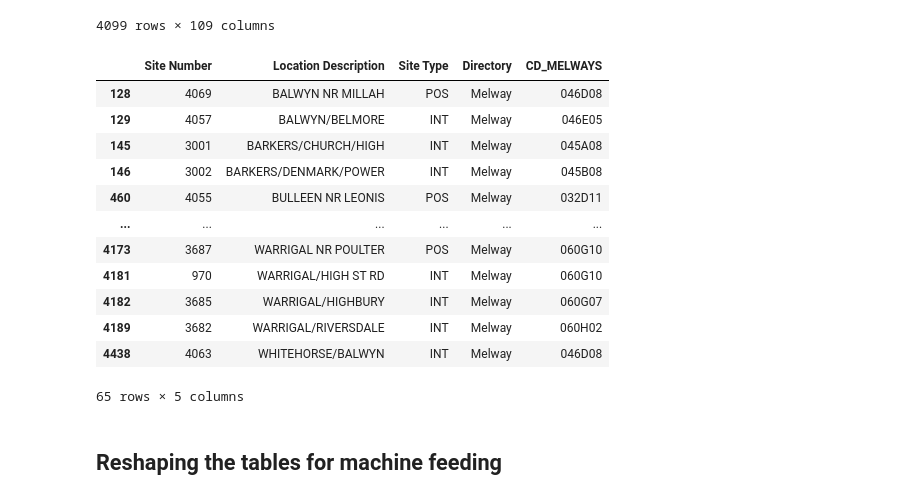
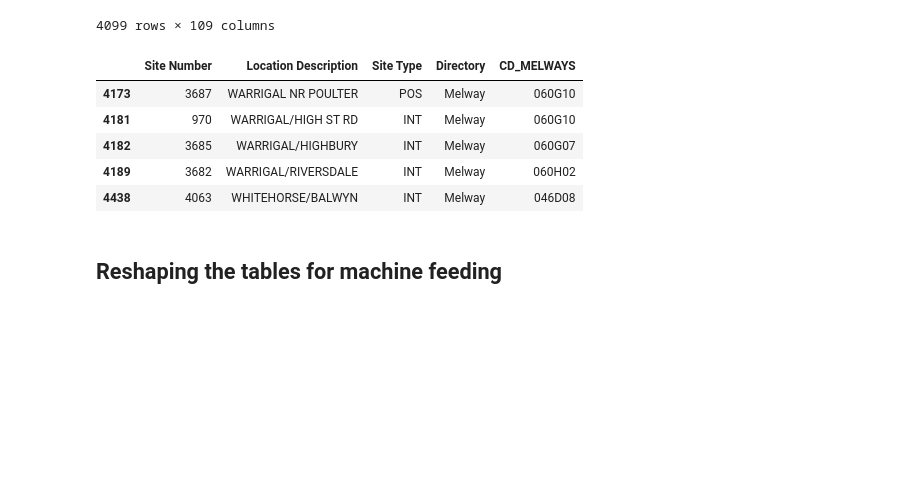
Before and after one commit to hengrvisal/Traffic-Flow-Prediction-System-TPFS, a Jupyter notebook: processing_data.ipynb, the cells around one changed output. Saved outputs shown, nothing was run; the diff lists cells and outputs as text; code cells hidden in the pictures; blank space fills up the shorter version.

```diff
--- a/processing_data.ipynb
+++ b/processing_data.ipynb
@@ -55,21 +87,14 @@ df_scats_data_october
 4099 rows × 109 columns
 # %%
 filtered_site_listing_vicroads = df_scats_site_listing[df_scats_site_listing['CD_MELWAYS'].isin(common_cd_melways)]
-filtered_site_listing_vicroads
+filtered_site_listing_vicroads.tail()
 # %% [output]
 |  | Site Number | Location Description | Site Type | Directory | CD_MELWAYS |
-| 128 | 4069 | BALWYN NR MILLAH | POS | Melway | 046D08 |
-| 129 | 4057 | BALWYN/BELMORE | INT | Melway | 046E05 |
-| 145 | 3001 | BARKERS/CHURCH/HIGH | INT | Melway | 045A08 |
-| 146 | 3002 | BARKERS/DENMARK/POWER | INT | Melway | 045B08 |
-| 460 | 4055 | BULLEEN NR LEONIS | POS | Melway | 032D11 |
-| ... | ... | ... | ... | ... | ... |
 | 4173 | 3687 | WARRIGAL NR POULTER | POS | Melway | 060G10 |
 | 4181 | 970 | WARRIGAL/HIGH ST RD | INT | Melway | 060G10 |
 | 4182 | 3685 | WARRIGAL/HIGHBURY | INT | Melway | 060G07 |
 | 4189 | 3682 | WARRIGAL/RIVERSDALE | INT | Melway | 060H02 |
 | 4438 | 4063 | WHITEHORSE/BALWYN | INT | Melway | 046D08 |
-65 rows × 5 columns
 # %% [markdown]
 ## **Reshaping the tables for machine feeding**
 # %%
```
Also changed, not shown: parts of 18 cells of this notebook.
